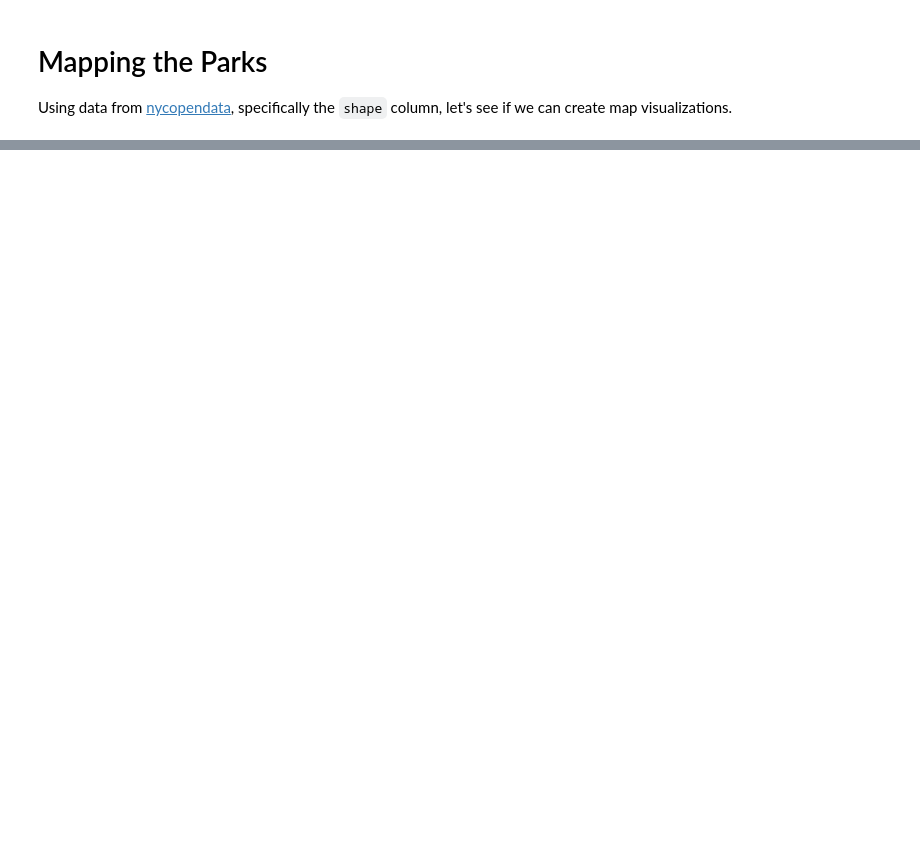
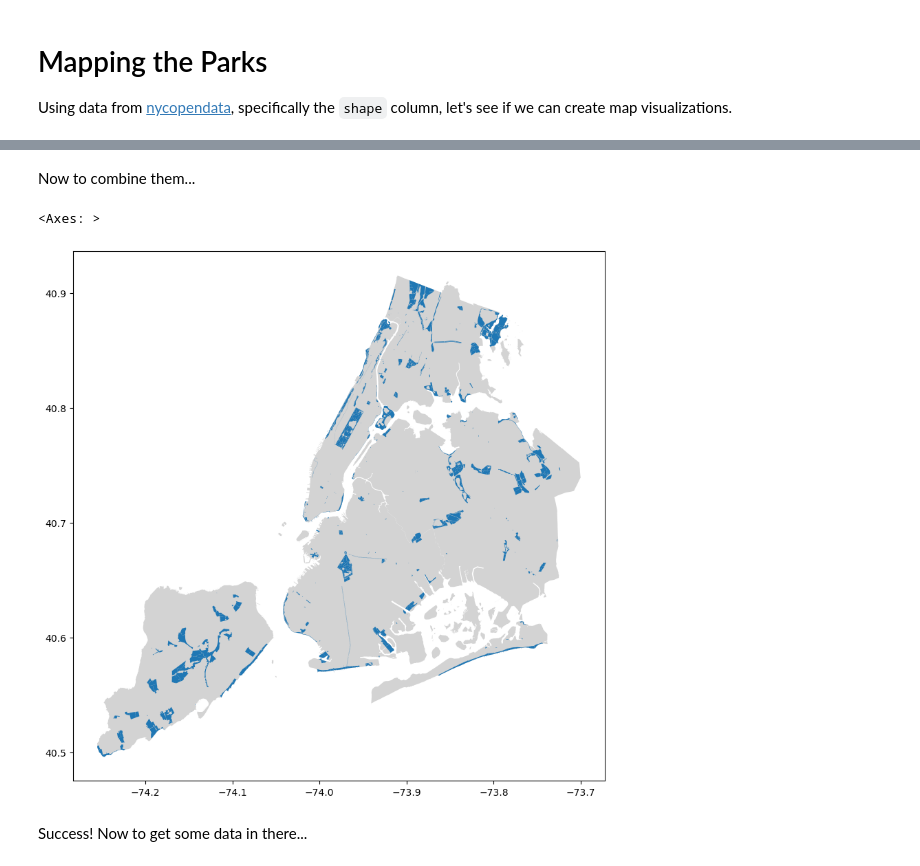
Before and after one commit to newyorkmyc/walks-list, a Jupyter notebook: mapping.ipynb, the cells around one changed output, grey strips where cells are left out. Drawn from its saved outputs; the diff is of its cells as text; code cells hidden in the pictures; blank space fills up the shorter version.

```diff
--- a/mapping.ipynb
+++ b/mapping.ipynb
@@ -49,2 +28,3 @@ Index(['ACQUISITIONDATE', 'ACRES', 'ADDRESS', 'BOROUGH', 'CLASS',
 # %%
-parks_shp = gpd.read_file('.././Parks Zones_20241027/geo_export_bcbd7276-bb07-4015-8d80-95bddaf14b24.shp')
+parks = gpd.read_file('../data/Parks Zones_20241027/')
+parks.plot()
@@ -55,0 +42,11 @@ parks_shp.plot()
+# %% [markdown]
+Now to combine them...
+# %%
+fig, ax = plt.subplots(figsize = (10,10))
+boroughs.plot(ax=ax, color='lightgrey')
+parks.plot(ax=ax)
+# %% [output]
+<Axes: >
+[figure, added]
+# %% [markdown]
+Success! Now to get some data in there...
```
Also changed, not shown: parts of 6 cells of this notebook.
